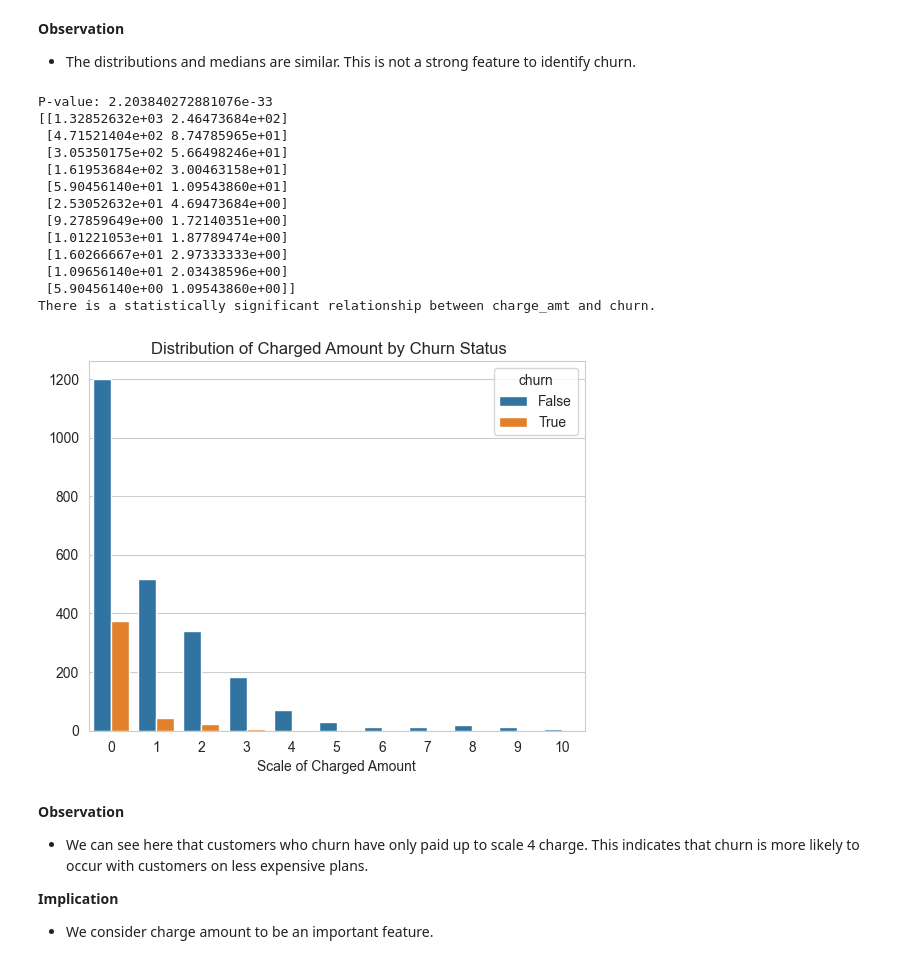
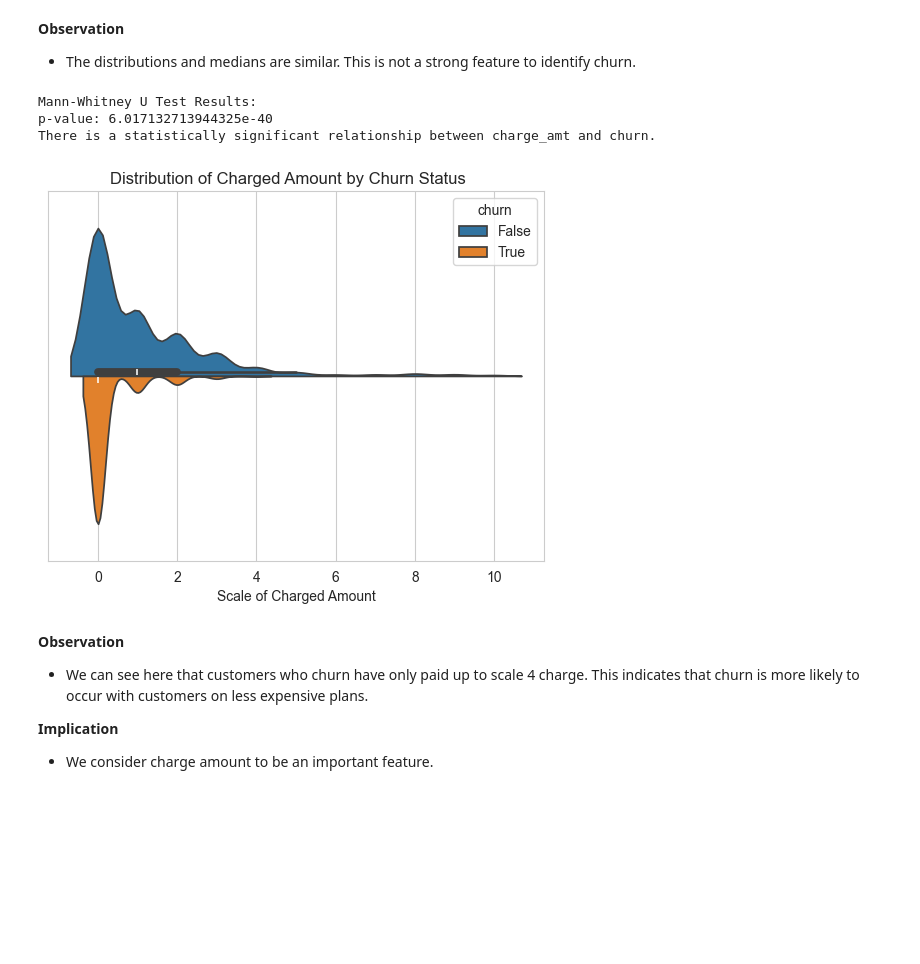
Before and after one commit to mlcuadra1/Churn-Risk-EDA, a Jupyter notebook: notebooks/Script 2 - EDA.ipynb, the cells around one changed output. Cells and saved outputs as stored; diff of their text form; code cells hidden in the pictures; blank space fills up the shorter version.

```diff
--- a/notebooks/Script 2 - EDA.ipynb
+++ b/notebooks/Script 2 - EDA.ipynb
@@ -283,27 +283,17 @@ There is no statistically significant relationship between sub_length and churn.
 **Observation**
 - The distributions and medians are similar. This is not a strong feature to identify churn.
 # %%
-sns.countplot(x='charge_amt', hue='churn', data=df)
+sns.violinplot(data=df, x='charge_amt', hue='churn', split = True)
 plt.xlabel('Scale of Charged Amount')
 plt.ylabel('')
 plt.suptitle('Distribution of Charged Amount by Churn Status', x=0.5, y=0.92)
 
-categorical_analysis(df, 'charge_amt')
+numerical_analysis(df, 'charge_amt')
 # %% [output]
-P-value: 2.203840272881076e-33
-[[1.32852632e+03 2.46473684e+02]
- [4.71521404e+02 8.74785965e+01]
- [3.05350175e+02 5.66498246e+01]
- [1.61953684e+02 3.00463158e+01]
- [5.90456140e+01 1.09543860e+01]
- [2.53052632e+01 4.69473684e+00]
- [9.27859649e+00 1.72140351e+00]
- [1.01221053e+01 1.87789474e+00]
- [1.60266667e+01 2.97333333e+00]
- [1.09656140e+01 2.03438596e+00]
- [5.90456140e+00 1.09543860e+00]]
+Mann-Whitney U Test Results:
+p-value: 6.017132713944325e-40
 There is a statistically significant relationship between charge_amt and churn.
-[figure, old version]
+[figure, new version]
 # %% [markdown]
 **Observation**
 - We can see here that customers who churn have only paid up to scale 4 charge. This indicates that churn is more likely to occur with customers on less expensive plans.
```
Also changed, not shown: parts of 3 cells of this notebook, 4 other files.
